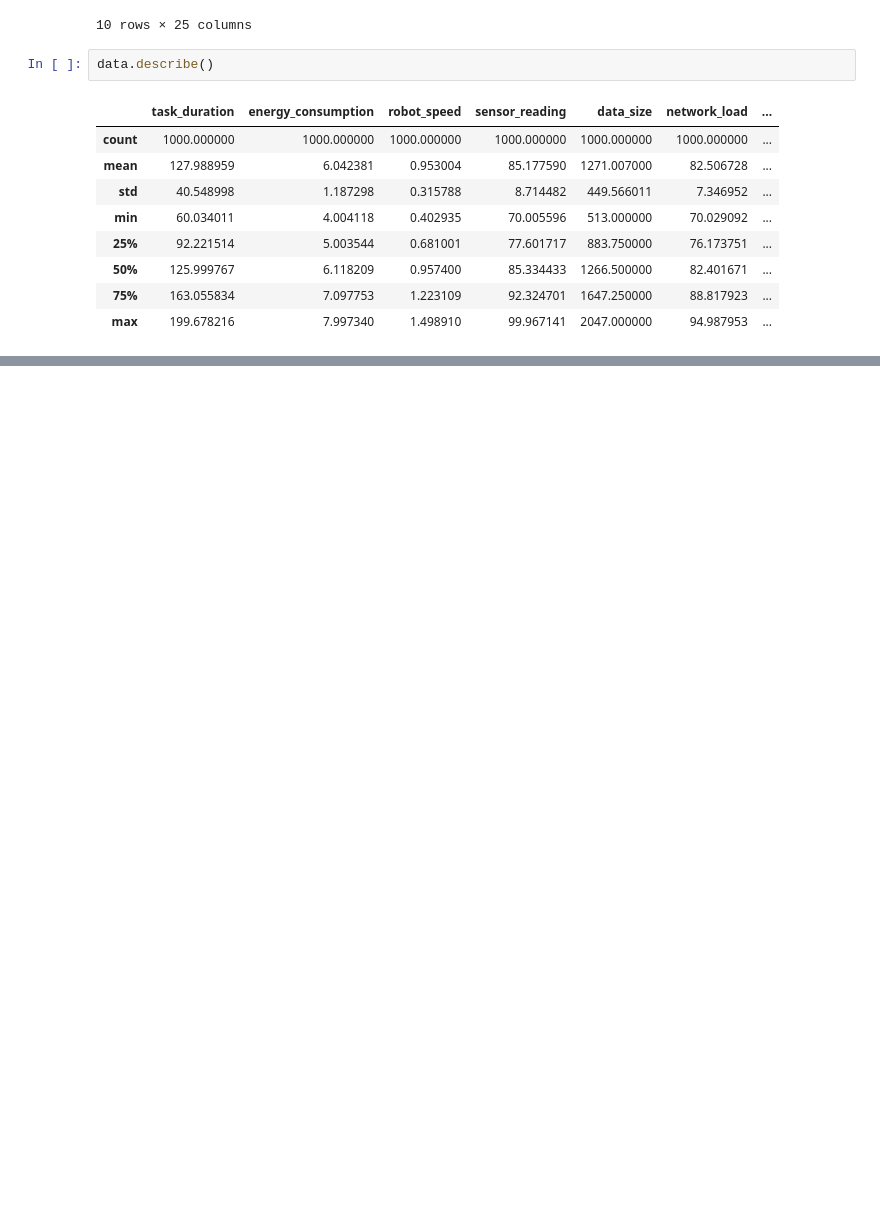
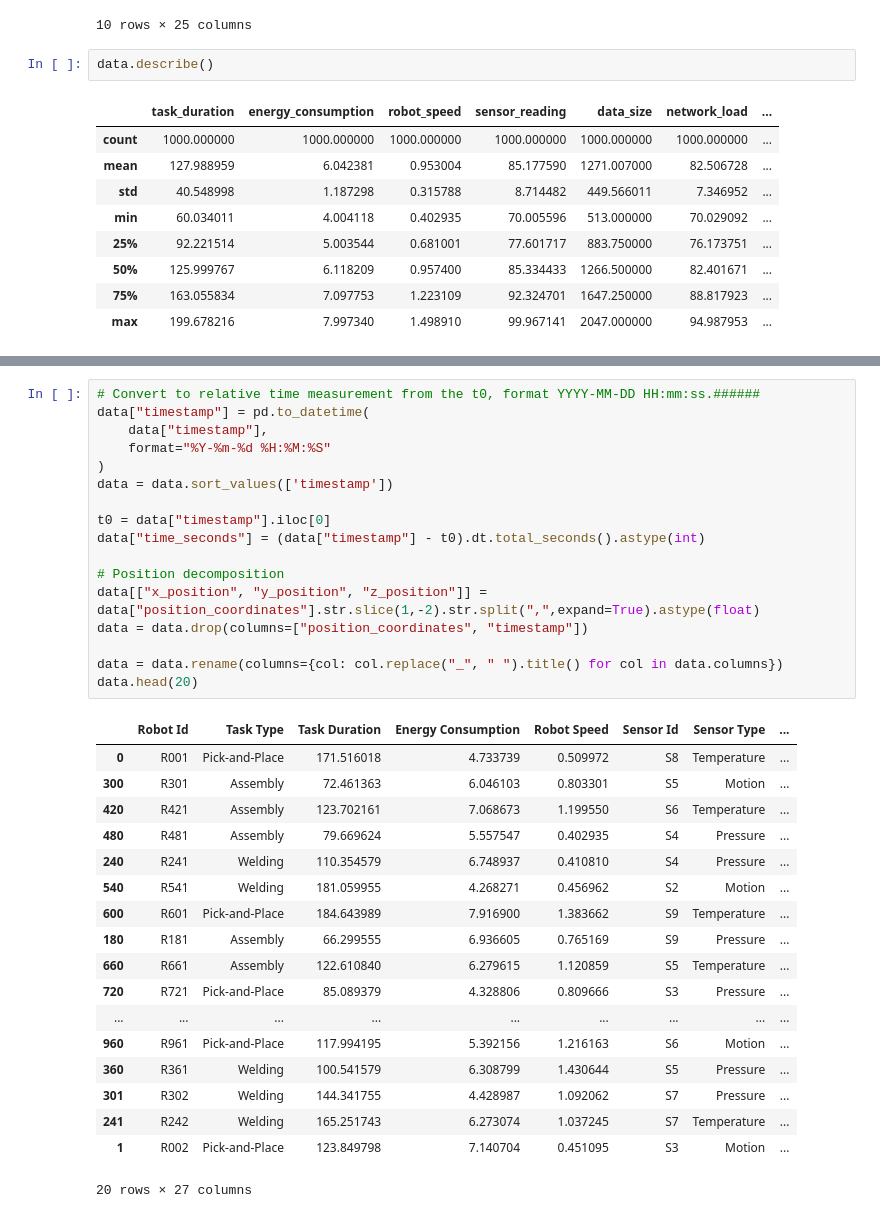
Before and after one commit to dangtom700/data_analytic_project, a Jupyter notebook: system_control/industrial_robot_control.ipynb, the cells around one changed output, grey strips where cells are left out. Drawn from its saved outputs; the diff is of its cells as text; blank space fills up the shorter version.

```diff
--- a/system_control/industrial_robot_control.ipynb
+++ b/system_control/industrial_robot_control.ipynb
@@ -31,0 +45,36 @@ data.describe()
+# %%
+# Convert to relative time measurement from the t0, format YYYY-MM-DD HH:mm:ss.######
+data["timestamp"] = pd.to_datetime(
+    data["timestamp"],
+    format="%Y-%m-%d %H:%M:%S"
+)
+data = data.sort_values(['timestamp'])
+
+t0 = data["timestamp"].iloc[0]
+data["time_seconds"] = (data["timestamp"] - t0).dt.total_seconds().astype(int)
+
+# Position decomposition
+data[["x_position", "y_position", "z_position"]] = data["position_coordinates"].str.slice(1,-2).str.split(",",expand=True).astype(float)
+data = data.drop(columns=["position_coordinates", "timestamp"])
+
+data = data.rename(columns={col: col.replace("_", " ").title() for col in data.columns})
+data.head(20)
+# %% [output]
+|  | Robot Id | Task Type | Task Duration | Energy Consumption | Robot Speed | Sensor Id | Sensor Type | ... |
+| 0 | R001 | Pick-and-Place | 171.516018 | 4.733739 | 0.509972 | S8 | Temperature | ... |
+| 300 | R301 | Assembly | 72.461363 | 6.046103 | 0.803301 | S5 | Motion | ... |
+| 420 | R421 | Assembly | 123.702161 | 7.068673 | 1.199550 | S6 | Temperature | ... |
+| 480 | R481 | Assembly | 79.669624 | 5.557547 | 0.402935 | S4 | Pressure | ... |
+| 240 | R241 | Welding | 110.354579 | 6.748937 | 0.410810 | S4 | Pressure | ... |
+| 540 | R541 | Welding | 181.059955 | 4.268271 | 0.456962 | S2 | Motion | ... |
+| 600 | R601 | Pick-and-Place | 184.643989 | 7.916900 | 1.383662 | S9 | Temperature | ... |
+| 180 | R181 | Assembly | 66.299555 | 6.936605 | 0.765169 | S9 | Pressure | ... |
+| 660 | R661 | Assembly | 122.610840 | 6.279615 | 1.120859 | S5 | Temperature | ... |
+| 720 | R721 | Pick-and-Place | 85.089379 | 4.328806 | 0.809666 | S3 | Pressure | ... |
+| ... | ... | ... | ... | ... | ... | ... | ... | ... |
+| 960 | R961 | Pick-and-Place | 117.994195 | 5.392156 | 1.216163 | S6 | Motion | ... |
+| 360 | R361 | Welding | 100.541579 | 6.308799 | 1.430644 | S5 | Pressure | ... |
+| 301 | R302 | Welding | 144.341755 | 4.428987 | 1.092062 | S7 | Pressure | ... |
+| 241 | R242 | Welding | 165.251743 | 6.273074 | 1.037245 | S7 | Temperature | ... |
+| 1 | R002 | Pick-and-Place | 123.849798 | 7.140704 | 0.451095 | S3 | Motion | ... |
+20 rows × 27 columns
```
Also changed, not shown: parts of 9 cells of this notebook, 5 other files.
